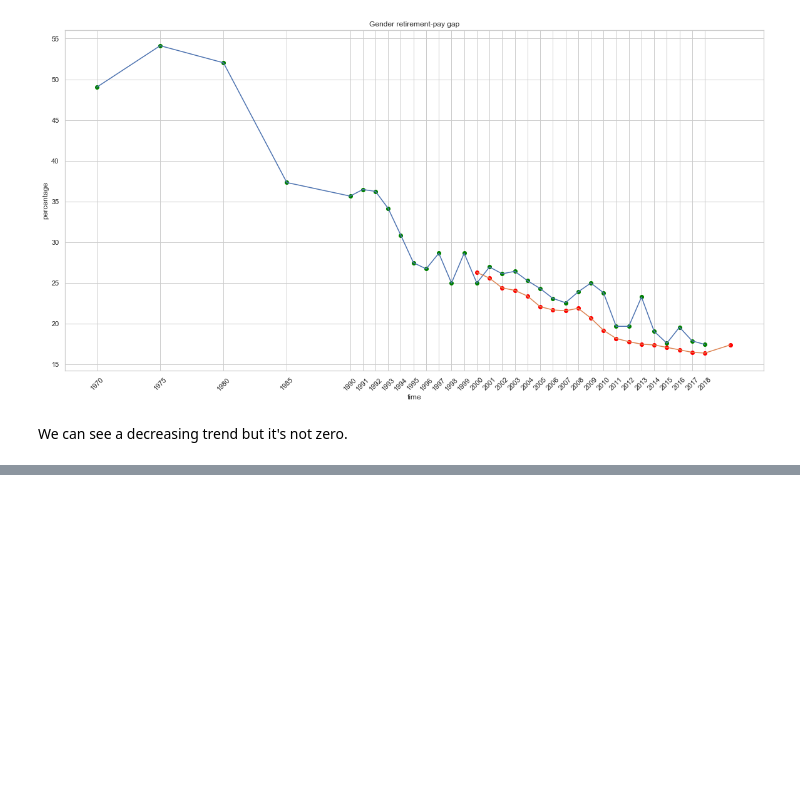
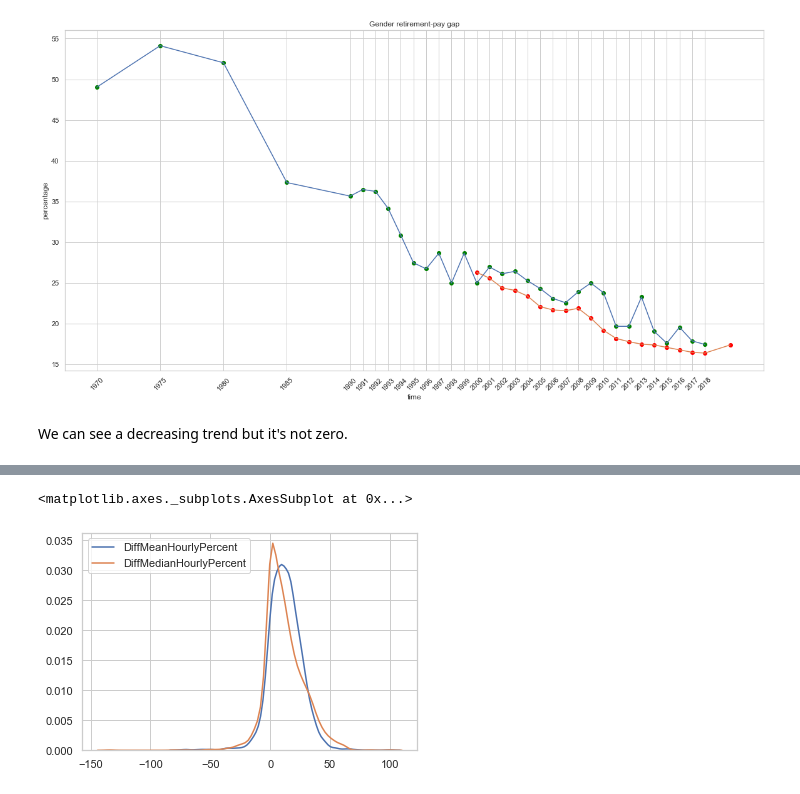
Before and after one commit to Ads2020Group6/data-exploration, a Jupyter notebook: Let_me_retire_already.ipynb, the cells around one changed output, grey strips where cells are left out. Drawn from its saved outputs; the diff is of its cells as text; code cells hidden in the pictures; blank space fills up the shorter version.

```diff
--- a/Let_me_retire_already.ipynb
+++ b/Let_me_retire_already.ipynb
@@ -148,0 +205,7 @@ Entrepreneurship  : Gender gap in self-employed earnings https://stats.oecd.org/
+# %%
+salary_diff_data = data[salary_diff_cols]
+sns.kdeplot(salary_diff_data.DiffMeanHourlyPercent)
+sns.kdeplot(salary_diff_data.DiffMedianHourlyPercent)
+# %% [output]
+<matplotlib.axes._subplots.AxesSubplot at 0x...>
+[figure, added]
```
Also changed, not shown: parts of 16 cells of this notebook, 2 other files.
